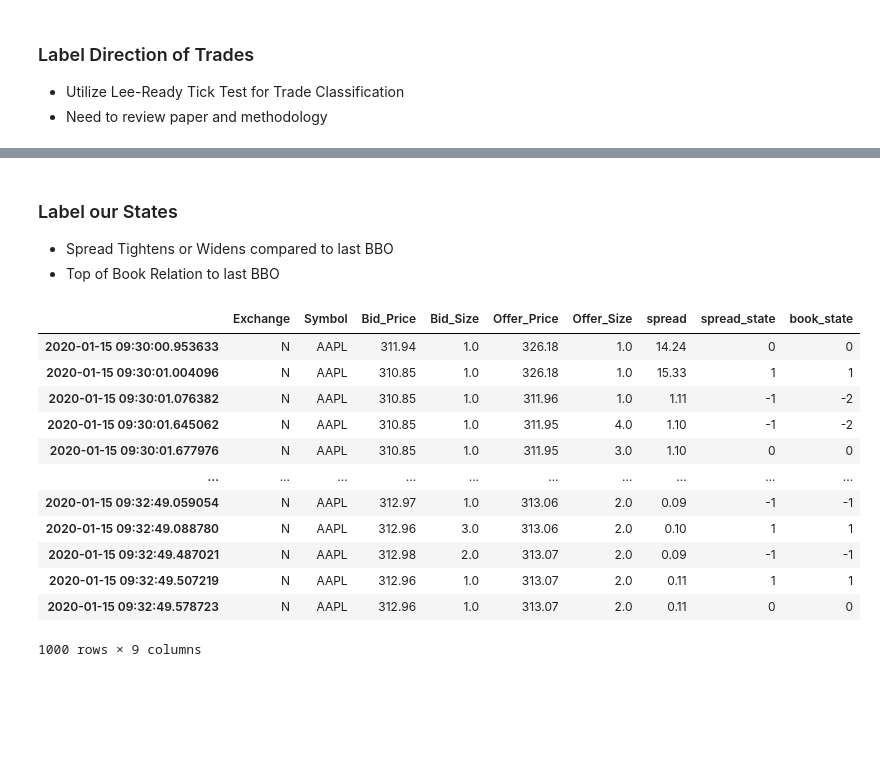
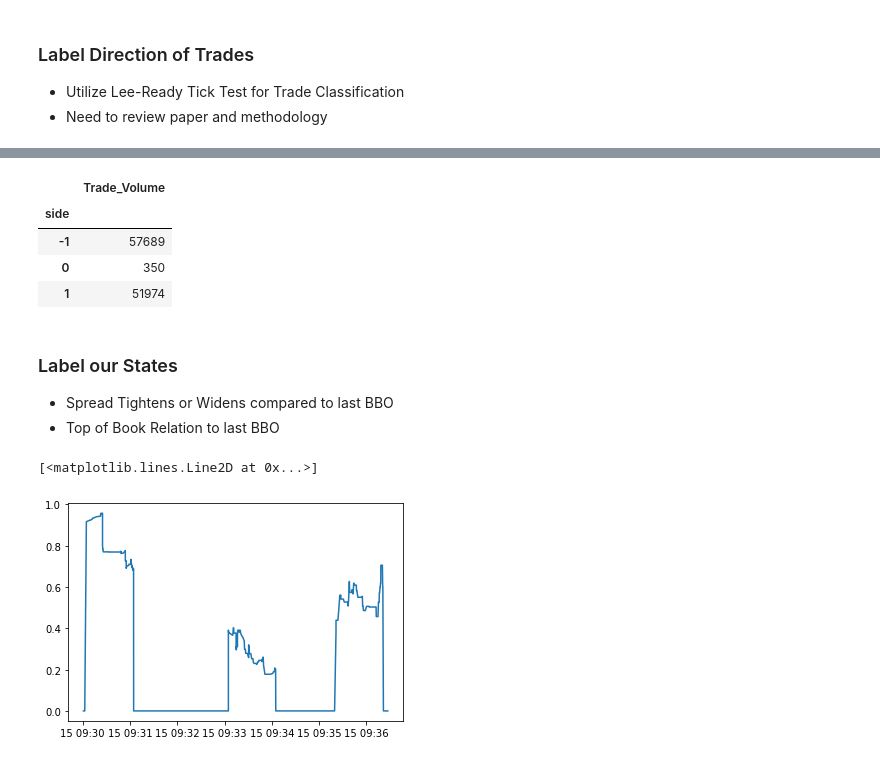
Before and after one commit to jasonbohne123/HMM_LOB_Inference, a Jupyter notebook: data_preprocessing.ipynb, the cells around one changed output, grey strips where cells are left out. Cells and saved outputs as stored; diff of their text form; code cells hidden in the pictures; blank space fills up the shorter version.

```diff
--- a/data_preprocessing.ipynb
+++ b/data_preprocessing.ipynb
@@ -55,17 +58,21 @@ simple_quotes
 - Need to review paper and methodology
 # %%
 def label_trade(x,quote_data):
-    last_quote=quote_data[quote_data.index<x.index][-1]
 
-    last_bid=last_quote['Bid_Price']
-    last_ask=last_quote['Offer_Price']
+    last_quote=quote_data[quote_data.index<x.name].iloc[-1]
 
-    if x['Trade_Price']<=last_bid:
+    bid_diff=abs(last_quote['Bid_Price']-x['Trade_Price'])
+    ask_diff=abs(last_quote['Offer_Price']-x['Trade_Price'])
+
+
+
+    if ask_diff<bid_diff:
+        return 1
+    elif bid_diff<ask_diff:
         return -1
-    elif x['Trade_Price']>=last_ask:
-        return 1
     else:
         return 0
 
-simple_trades.apply(lambda x: label_trade(x,simple_quotes),axis=1)
+simple_trades['side']=simple_trades.apply(lambda x: label_trade(x,simple_quotes),axis=1)
+simple_trades
 # %% [output]
@@ -73,3 +92,12 @@ ValueError: Lengths must match to compare
+# %%
+side=simple_trades.groupby('side').agg({'Trade_Volume':np.sum})
+side
+# %% [output]
+|  | Trade_Volume |
+| side |  |
+| -1 | 57689 |
+| 0 | 350 |
+| 1 | 51974 |
 # %% [markdown]
 ### Label our States
 
@@ -118,17 +146,25 @@ simple_quotes['book_state']=simple_quotes.apply(lambda x: label_top_book(x), axi
 simple_quotes=simple_quotes.drop(columns=['last_spread','last_Bid_Price', 'last_Offer_Price'])
 
 # embed order flow data; last N seconds of trades
+
+def compute_of(x,trades,freq):
+
+    trades_subset=trades[((pd.to_datetime(trades.index)>pd.to_datetime(x.name)-timedelta(seconds=freq)) & (pd.to_datetime(trades.index)<pd.to_datetime(x.name)))]
+
+    agg_fun={'Trade_Volume':np.sum}
+    grouped_trades=trades_subset.groupby('side').agg(agg_fun)
+
+
+    if len(grouped_trades.index)<3:
+        return 0
+
+    else:
+
+        return grouped_trades.loc[1]['Trade_Volume']/(grouped_trades.loc[1]['Trade_Volume']+grouped_trades.loc[-1]['Trade_Volume'])
+
+vals=simple_quotes.apply(lambda x: compute_of(x,simple_trades,60),axis=1)
-# %% [output]
-|  | Exchange | Symbol | Bid_Price | Bid_Size | Offer_Price | Offer_Size | spread | spread_state | book_state |
-| 2020-01-15 09:30:00.953633 | N | AAPL | 311.94 | 1.0 | 326.18 | 1.0 | 14.24 | 0 | 0 |
-| 2020-01-15 09:30:01.004096 | N | AAPL | 310.85 | 1.0 | 326.18 | 1.0 | 15.33 | 1 | 1 |
-| 2020-01-15 09:30:01.076382 | N | AAPL | 310.85 | 1.0 | 311.96 | 1.0 | 1.11 | -1 | -2 |
-| 2020-01-15 09:30:01.645062 | N | AAPL | 310.85 | 1.0 | 311.95 | 4.0 | 1.10 | -1 | -2 |
-| 2020-01-15 09:30:01.677976 | N | AAPL | 310.85 | 1.0 | 311.95 | 3.0 | 1.10 | 0 | 0 |
-| ... | ... | ... | ... | ... | ... | ... | ... | ... | ... |
-| 2020-01-15 09:32:49.059054 | N | AAPL | 312.97 | 1.0 | 313.06 | 2.0 | 0.09 | -1 | -1 |
-| 2020-01-15 09:32:49.088780 | N | AAPL | 312.96 | 3.0 | 313.06 | 2.0 | 0.10 | 1 | 1 |
-| 2020-01-15 09:32:49.487021 | N | AAPL | 312.98 | 2.0 | 313.07 | 2.0 | 0.09 | -1 | -1 |
-| 2020-01-15 09:32:49.507219 | N | AAPL | 312.96 | 1.0 | 313.07 | 2.0 | 0.11 | 1 | 1 |
-| 2020-01-15 09:32:49.578723 | N | AAPL | 312.96 | 1.0 | 313.07 | 2.0 | 0.11 | 0 | 0 |
-1000 rows × 9 columns
+# %%
+plt.plot(pd.to_datetime(vals.index),vals.values)
+# %% [output]
+[<matplotlib.lines.Line2D at 0x...>]
+[figure, added]
```
Also changed, not shown: parts of 4 cells of this notebook, 2 other files.
